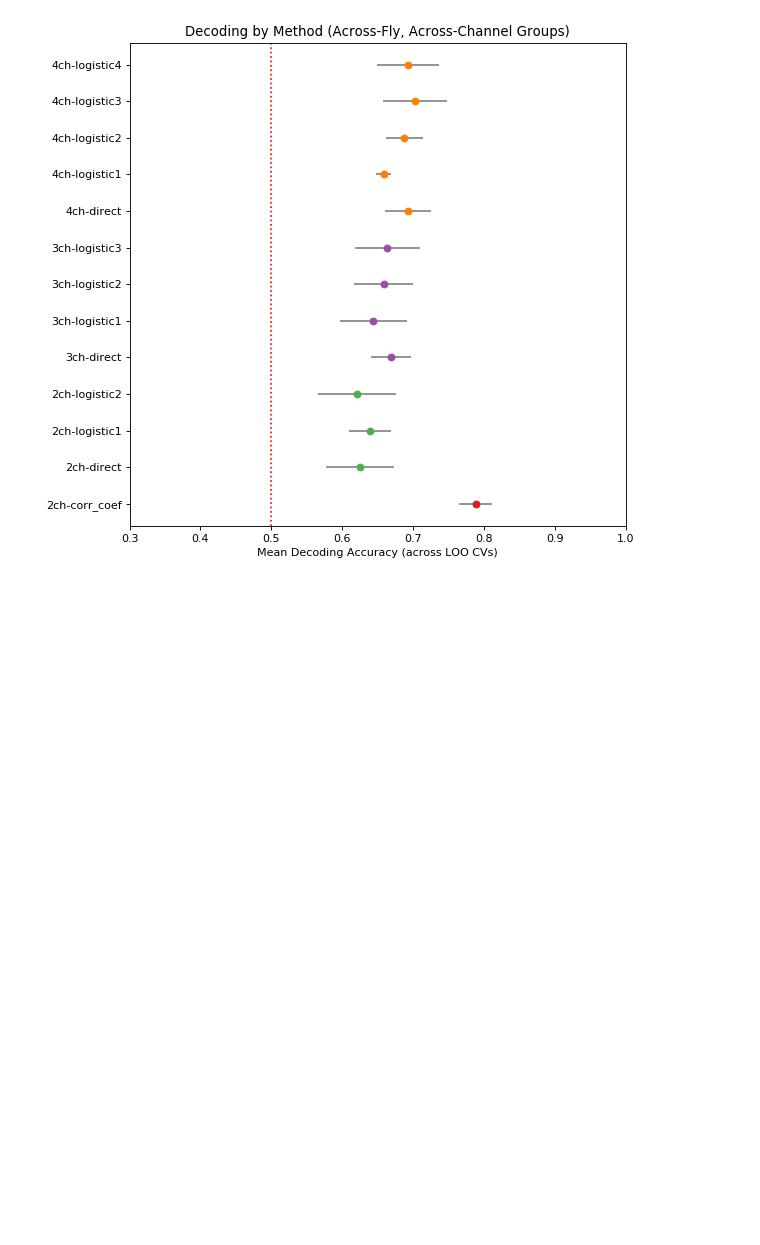
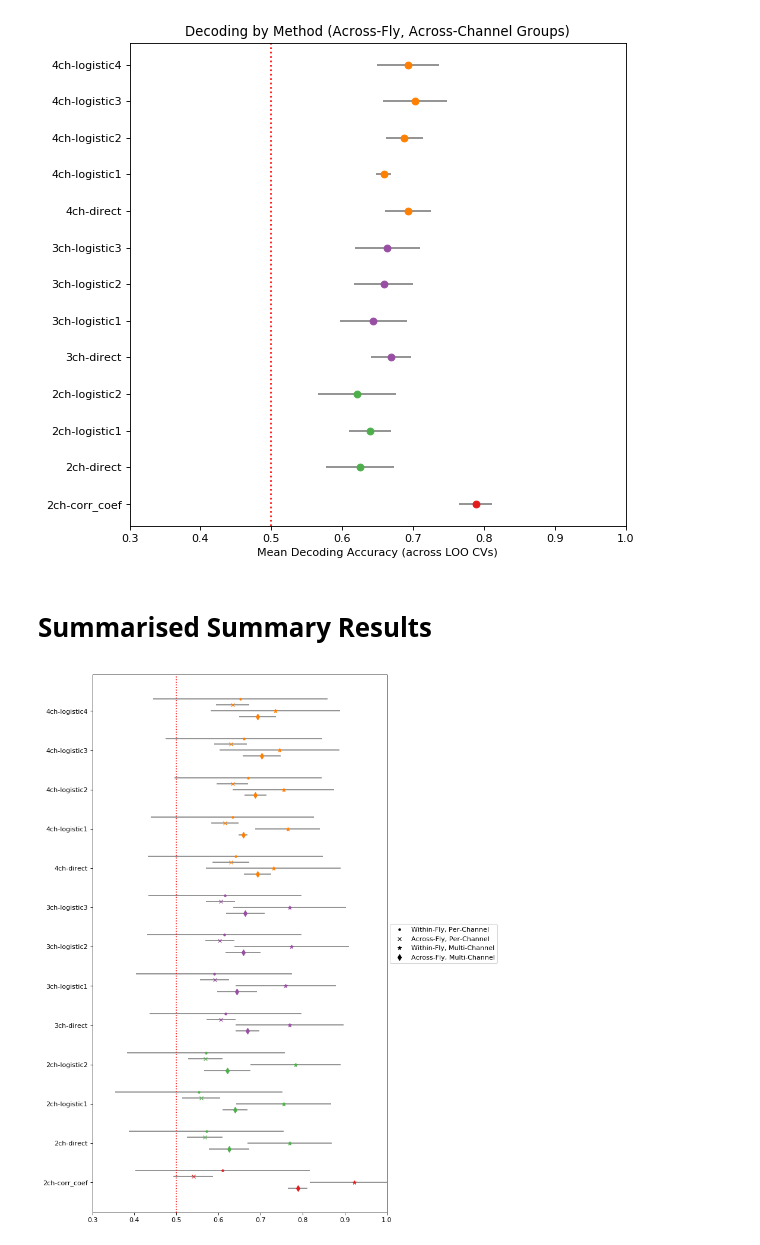
Before and after one commit to wjmn/logistic_phi, a Jupyter notebook: notebooks/decoding.ipynb, the cells around one changed output. Drawn from its saved outputs; the diff is of its cells as text; code cells hidden in the pictures; blank space fills up the shorter version.

Commit message:
Summary of summarised results plot added.
TODO - use LOO for all methods.

```diff
--- a/notebooks/decoding.ipynb
+++ b/notebooks/decoding.ipynb
@@ -668,3 +668,5 @@ plt.title("Decoding by Method (Across-Fly, Across-Channel Groups)")
 None
 # %% [output]
 [figure]
+# %% [markdown]
+# Summarised Summary Results
@@ -670,0 +678,46 @@ None
+# %%
+summaries = list(map(summarise, [w_fly_w_ch, a_fly_w_ch, w_fly_a_ch, a_fly_a_ch]))
+# %%
+def plot_agg_sum(summaries, names):
+
+    fig = plt.figure(figsize=(8, 15), dpi= 80)
+
+    n_summaries = len(summaries)
+
+    mid_summary = n_summaries // 2
+
+    markers = ".x*d"
+
+    for i_sum, summary in enumerate(summaries):
+
+        ys = [s["i"] for s in summary]
+        xs = [s["mean"] for s in summary]
+        xs_err = [s["err"] for s in summary]
+        cs = [s["color"] for s in summary]
+        yticks = [s["tick_label"] for s in summary]
+
+        ys = list(map(lambda x: -(i_sum - mid_summary) * 0.15 + x, ys))
+
+        #plt.scatter(ys, xs) # swap to make methods y-axis
+        #plt.errorbar(ys, xs_order, xerr=ys_err, yerr=None, ecolor="grey", color=cs)
+
+        for i, x in enumerate(xs):
+            plt.errorbar(x, ys[i],
+                         xerr=xs_err[i], yerr=None, ecolor="grey", color=cs[i],
+                         marker=markers[i_sum]
+                        )
+
+        if i_sum == mid_summary:
+            plt.yticks(ys, yticks)
+
+    f = lambda m: plt.plot([],[],marker=m, color="k", ls="none")[0]
+    handles = [f(marker) for marker in markers]
+
+    plt.legend(handles, names, loc='center left', bbox_to_anchor=(1, 0.5))
+
+    plt.axvline(0.5, color="red", linestyle=":")
+    plt.xlim((0.3, 1))
+# %%
+plot_agg_sum(summaries, names)
+# %% [output]
+[figure, added]
```
Also changed, not shown: parts of 1 cell of this notebook.
